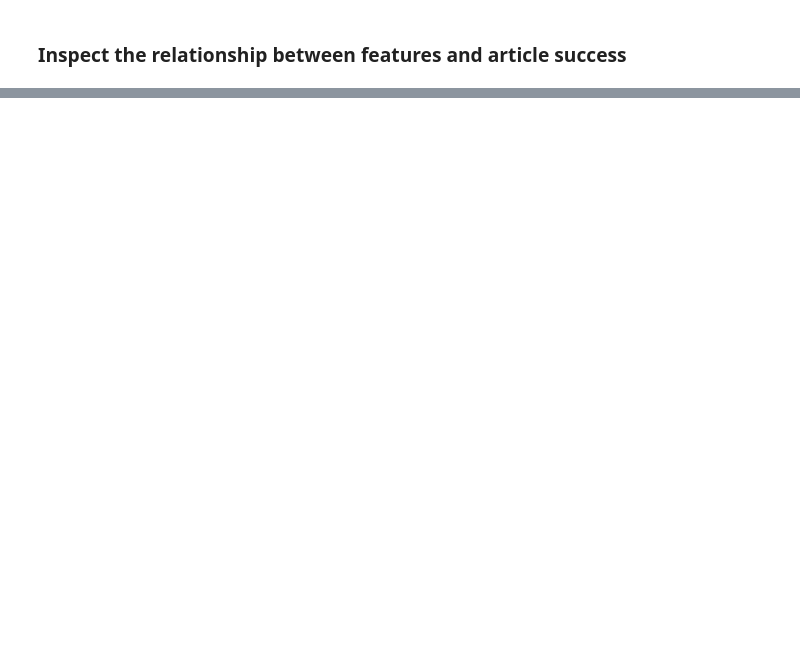
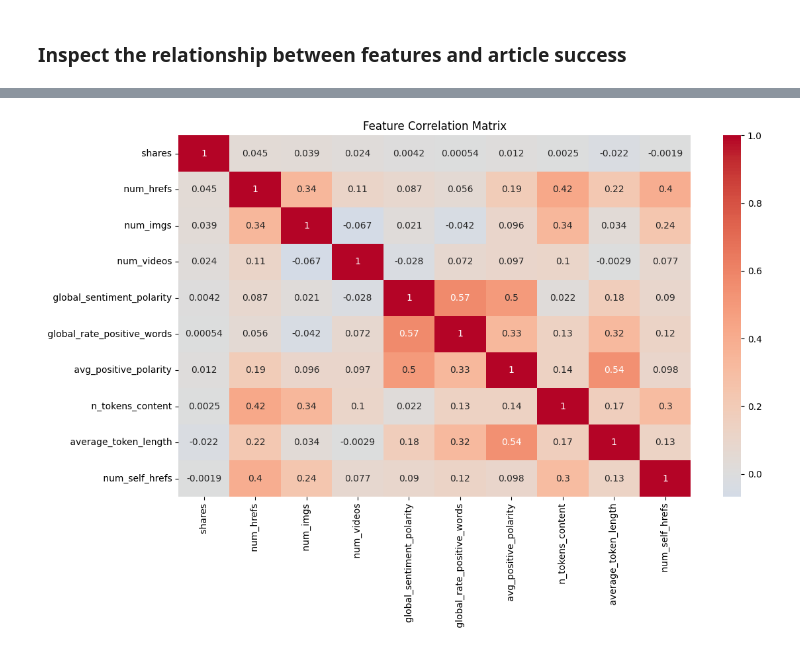
Before and after one commit to curtpond/webdata, a Jupyter notebook: articles.ipynb, the cells around one changed output, grey strips where cells are left out. Drawn from its saved outputs; the diff is of its cells as text; code cells hidden in the pictures; blank space fills up the shorter version.

```diff
--- a/articles.ipynb
+++ b/articles.ipynb
@@ -234,0 +290,9 @@ df.head()
+# %%
+# Create a heatmap of feature correlations
+plt.figure(figsize=(12, 8))
+sns.heatmap(df[score_features].corr(), annot=True, cmap='coolwarm', center=0)
+plt.title('Feature Correlation Matrix')
+plt.tight_layout()
+plt.show()
+# %% [output]
+[figure, added]
```
Also changed, not shown: parts of 9 cells of this notebook.
